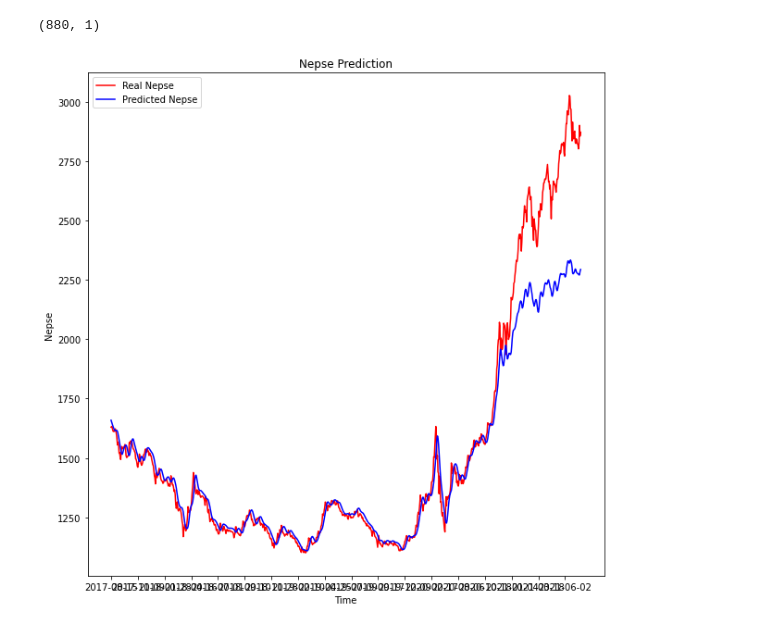
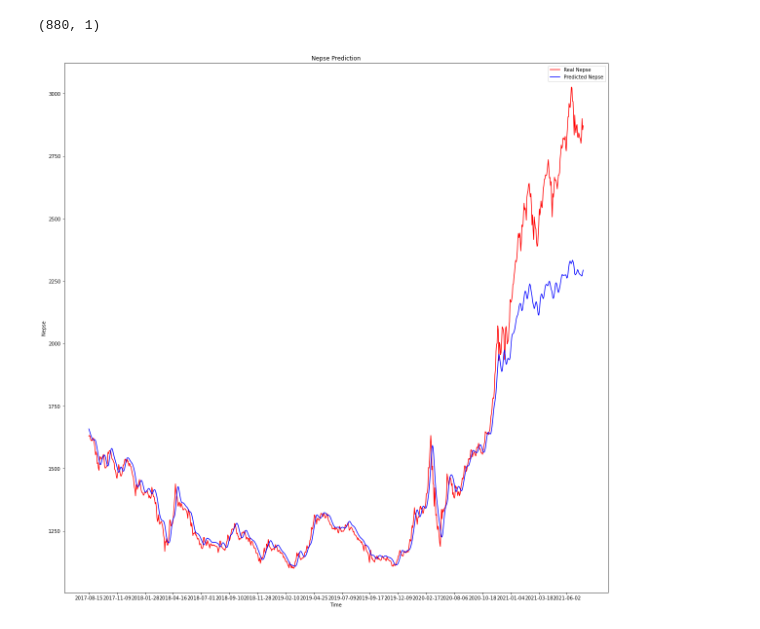
Before and after one commit to P-stha12/Machine-Learning, a Jupyter notebook: Nepse/NepseLSTM.ipynb, the cells around one changed output. Saved outputs shown, nothing was run; the diff lists cells and outputs as text; code cells hidden in the pictures.

Commit message:
increased chart size

```diff
--- a/Nepse/NepseLSTM.ipynb
+++ b/Nepse/NepseLSTM.ipynb
@@ -111,15 +111,15 @@ predicted_stock_price.shape
 # %%
 # Visualising the results
 f = plt.figure()
-f.set_figwidth(10)
-f.set_figheight(10)
+f.set_figwidth(20)
+f.set_figheight(20)
 plt.plot(df.loc[800:, "Date"],dataset_test.values, color = "red", label = "Real Nepse")
 plt.plot(df.loc[800:, "Date"],predicted_stock_price, color = "blue", label = "Predicted Nepse")
 plt.xticks(np.arange(0,880,50))
 plt.title('Nepse Prediction')
 plt.xlabel('Time')
 plt.ylabel('Nepse')
 plt.legend()
 plt.show()
 # %% [output]
-[figure, old version]
+[figure, new version]
```
